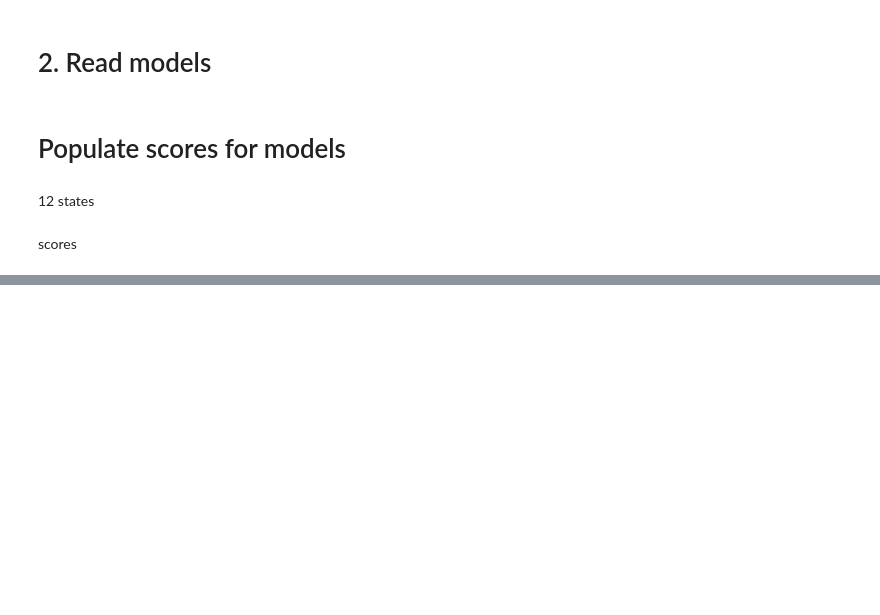
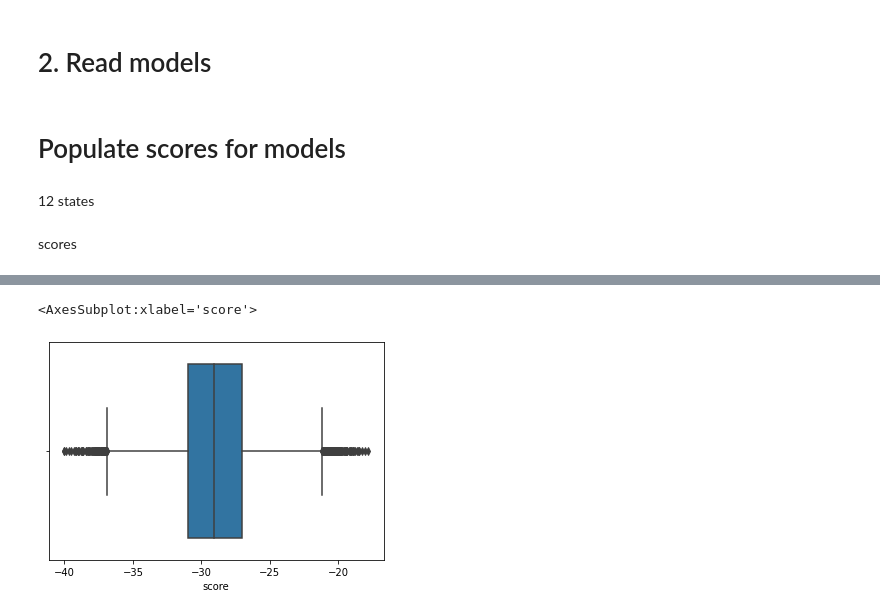
Before and after one commit to denklewer/MHC_predictor, a Jupyter notebook: experiments/length_dependent_hmm/ldhmm_5_collect_scores_for_trained_models.ipynb, the cells around one changed output, grey strips where cells are left out. Drawn from its saved outputs; the diff is of its cells as text; code cells hidden in the pictures; blank space fills up the shorter version.

```diff
--- a/experiments/length_dependent_hmm/ldhmm_5_collect_scores_for_trained_models.ipynb
+++ b/experiments/length_dependent_hmm/ldhmm_5_collect_scores_for_trained_models.ipynb
@@ -173,0 +552,2 @@ sum_predictions,per_allele_per_split_train_predictions, per_allele_per_split_tes
+# %%
+df_decoy = per_allele_per_run_per_split_decoy_scores_df[ALLELES[0]][0][0]
@@ -173,0 +587,5 @@ sum_predictions,per_allele_per_split_train_predictions, per_allele_per_split_tes
+# %%
+sns.boxplot( x=df_decoy['score'])
+# %% [output]
+<AxesSubplot:xlabel='score'>
+[figure, added]
```
Also changed, not shown: parts of 30 cells of this notebook, 23 other files.
